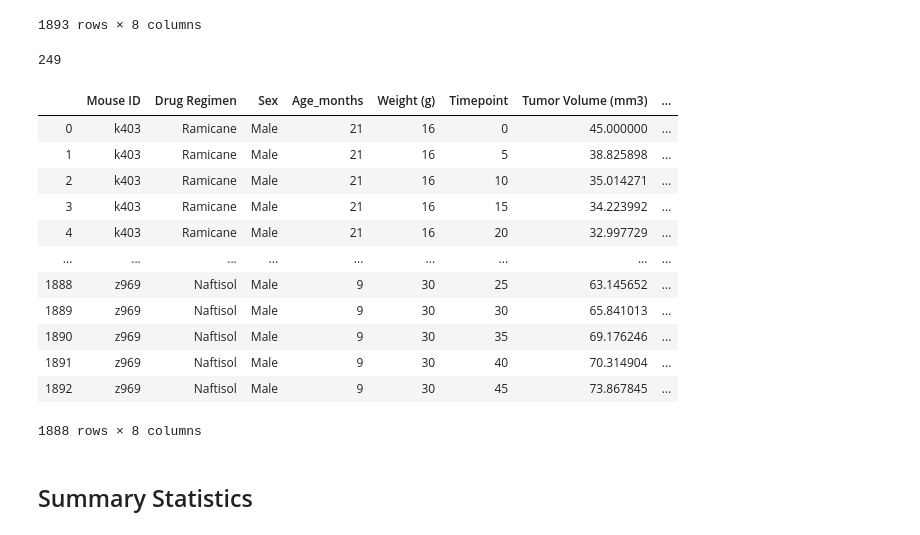
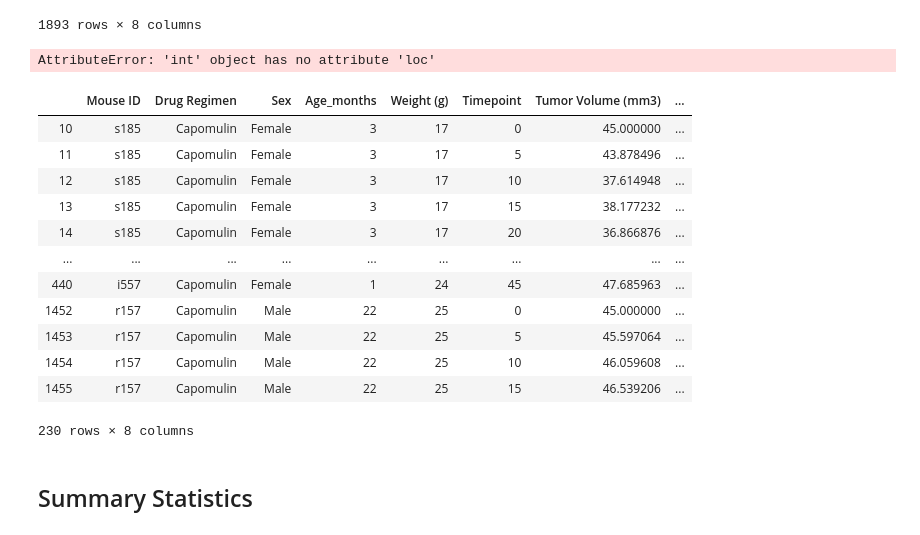
Before and after one commit to akibo1997/Matplotlib-Storytelling, a Jupyter notebook: Pharmaceuticals.ipynb, the cells around one changed output. Drawn from its saved outputs; the diff is of its cells as text; code cells hidden in the pictures.

```diff
--- a/Pharmaceuticals.ipynb
+++ b/Pharmaceuticals.ipynb
@@ -31,27 +31,27 @@ combined_data
 # %%
 # Checking the number of mice in the DataFrame.
 mice_count=combined_data['Mouse ID'].nunique()
-mice_count
+# mice_count
 # %% [output]
-249
+AttributeError: 'int' object has no attribute 'loc'
 # %%
 # Clean DataFrame by dropping any rows that have the same Mouse ID and Timepoint.
 combined_data_cleaned=combined_data.drop_duplicates(['Mouse ID','Timepoint'])
-combined_data_cleaned
+combined_data_cleaned.loc[combined_data_cleaned['Drug Regimen']=='Capomulin']
 # %% [output]
 |  | Mouse ID | Drug Regimen | Sex | Age_months | Weight (g) | Timepoint | Tumor Volume (mm3) | ... |
-| 0 | k403 | Ramicane | Male | 21 | 16 | 0 | 45.000000 | ... |
-| 1 | k403 | Ramicane | Male | 21 | 16 | 5 | 38.825898 | ... |
-| 2 | k403 | Ramicane | Male | 21 | 16 | 10 | 35.014271 | ... |
-| 3 | k403 | Ramicane | Male | 21 | 16 | 15 | 34.223992 | ... |
-| 4 | k403 | Ramicane | Male | 21 | 16 | 20 | 32.997729 | ... |
+| 10 | s185 | Capomulin | Female | 3 | 17 | 0 | 45.000000 | ... |
+| 11 | s185 | Capomulin | Female | 3 | 17 | 5 | 43.878496 | ... |
+| 12 | s185 | Capomulin | Female | 3 | 17 | 10 | 37.614948 | ... |
+| 13 | s185 | Capomulin | Female | 3 | 17 | 15 | 38.177232 | ... |
+| 14 | s185 | Capomulin | Female | 3 | 17 | 20 | 36.866876 | ... |
 | ... | ... | ... | ... | ... | ... | ... | ... | ... |
-| 1888 | z969 | Naftisol | Male | 9 | 30 | 25 | 63.145652 | ... |
-| 1889 | z969 | Naftisol | Male | 9 | 30 | 30 | 65.841013 | ... |
-| 1890 | z969 | Naftisol | Male | 9 | 30 | 35 | 69.176246 | ... |
-| 1891 | z969 | Naftisol | Male | 9 | 30 | 40 | 70.314904 | ... |
-| 1892 | z969 | Naftisol | Male | 9 | 30 | 45 | 73.867845 | ... |
+| 440 | i557 | Capomulin | Female | 1 | 24 | 45 | 47.685963 | ... |
+| 1452 | r157 | Capomulin | Male | 22 | 25 | 0 | 45.000000 | ... |
+| 1453 | r157 | Capomulin | Male | 22 | 25 | 5 | 45.597064 | ... |
+| 1454 | r157 | Capomulin | Male | 22 | 25 | 10 | 46.059608 | ... |
+| 1455 | r157 | Capomulin | Male | 22 | 25 | 15 | 46.539206 | ... |
-1888 rows × 8 columns
+230 rows × 8 columns
 # %% [markdown]
 ## Summary Statistics
 # %%
```
Also changed, not shown: parts of 7 cells of this notebook.
